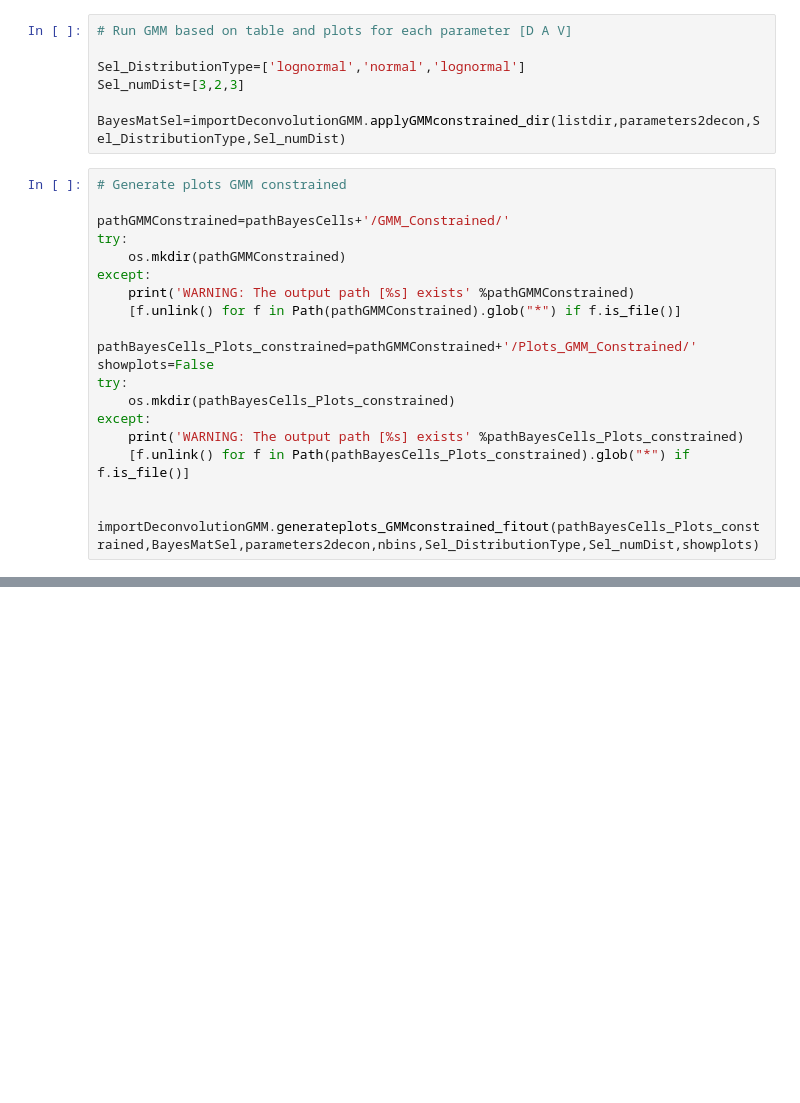
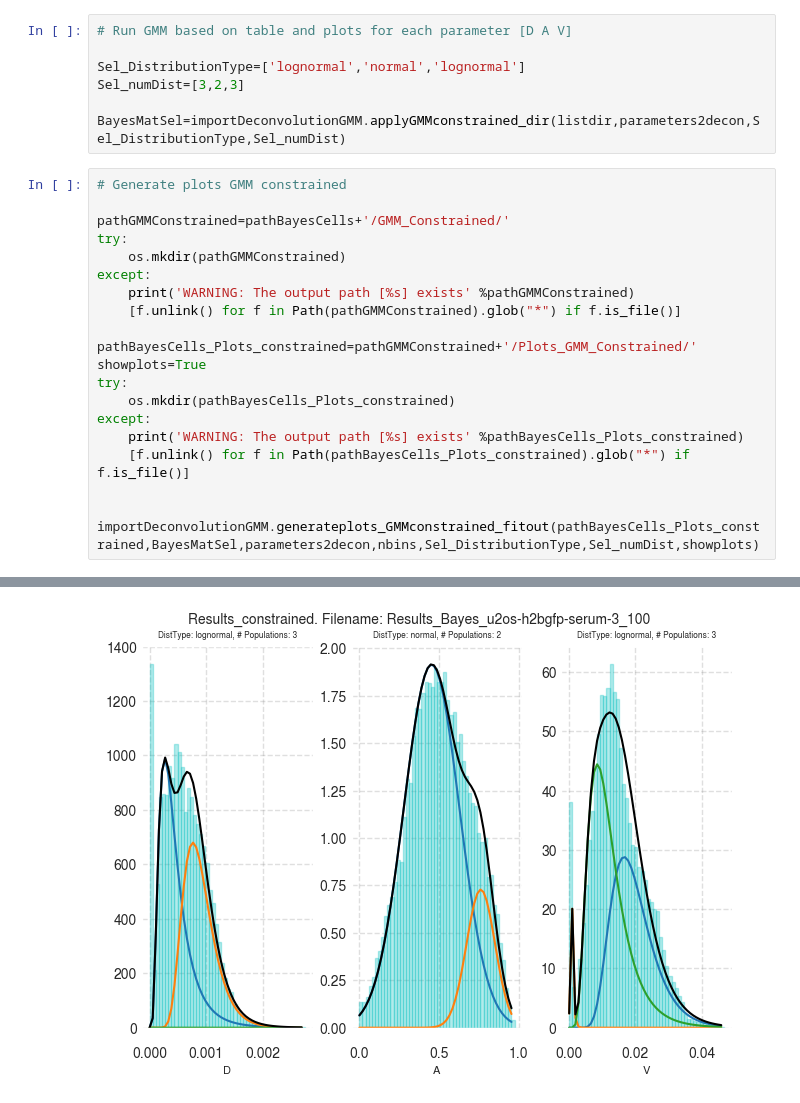
Before and after one commit to marwan-abdellah/hidpy, a Jupyter notebook: notebooks/03-hidpy-stage-2.ipynb, the cells around one changed output, grey strips where cells are left out. Saved outputs shown, nothing was run; the diff lists cells and outputs as text; blank space fills up the shorter version.

```diff
--- a/notebooks/03-hidpy-stage-2.ipynb
+++ b/notebooks/03-hidpy-stage-2.ipynb
@@ -77,7 +79,7 @@ except:
     [f.unlink() for f in Path(pathGMMConstrained).glob("*") if f.is_file()]
 
 pathBayesCells_Plots_constrained=pathGMMConstrained+'/Plots_GMM_Constrained/'
-showplots=False
+showplots=True
 try:
     os.mkdir(pathBayesCells_Plots_constrained)
 except:
@@ -92,3 +95,4 @@ WARNING: The output path [c:\Users\valad\Documents\GitHub\hidpy\notebooks/../out
+[figure, added]
 # %%
 # Generate spatial mapping of population deconvolution
 
```
Also changed, not shown: parts of 5 cells of this notebook, 17 other files.
